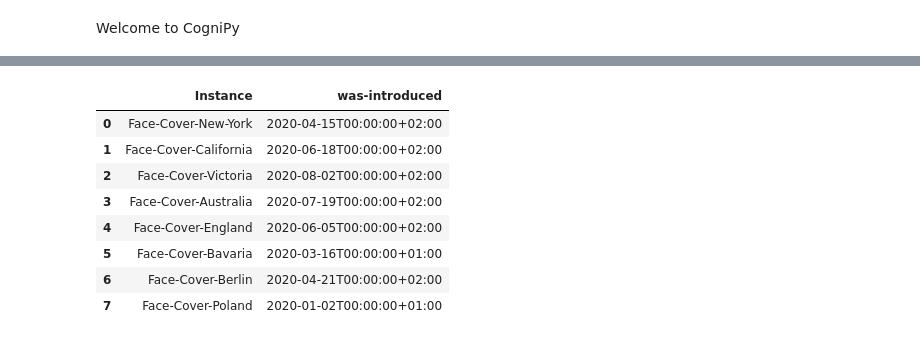
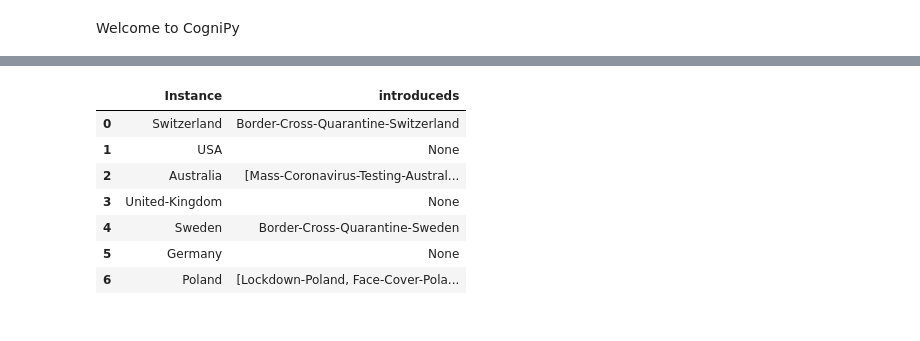
Before and after one commit to cognitum-octopus/cognipy, a Jupyter notebook: examples/Notebooks/Covid/Virus.ipynb, the cells around one changed output, grey strips where cells are left out. Saved outputs shown, nothing was run; the diff lists cells and outputs as text; code cells hidden in the pictures.

```diff
--- a/examples/Notebooks/Covid/Virus.ipynb
+++ b/examples/Notebooks/Covid/Virus.ipynb
@@ -53,13 +55,12 @@ onto.draw_graph(layout='hierarchical')
 # %%
-onto.select_instances_of("a face-cover")
+onto.select_instances_of("country")
 # %% [output]
-|  | Instance | was-introduced |
-| 0 | Face-Cover-New-York | 2020-04-15T00:00:00+02:00 |
-| 1 | Face-Cover-California | 2020-06-18T00:00:00+02:00 |
-| 2 | Face-Cover-Victoria | 2020-08-02T00:00:00+02:00 |
-| 3 | Face-Cover-Australia | 2020-07-19T00:00:00+02:00 |
-| 4 | Face-Cover-England | 2020-06-05T00:00:00+02:00 |
-| 5 | Face-Cover-Bavaria | 2020-03-16T00:00:00+01:00 |
-| 6 | Face-Cover-Berlin | 2020-04-21T00:00:00+02:00 |
-| 7 | Face-Cover-Poland | 2020-01-02T00:00:00+01:00 |
+|  | Instance | introduceds |
+| 0 | Switzerland | Border-Cross-Quarantine-Switzerland |
+| 1 | USA | None |
+| 2 | Australia | [Mass-Coronavirus-Testing-Austral... |
+| 3 | United-Kingdom | None |
+| 4 | Sweden | Border-Cross-Quarantine-Sweden |
+| 5 | Germany | None |
+| 6 | Poland | [Lockdown-Poland, Face-Cover-Pola... |
 # %%
```
Also changed, not shown: parts of 10 cells of this notebook, 3 other files.
